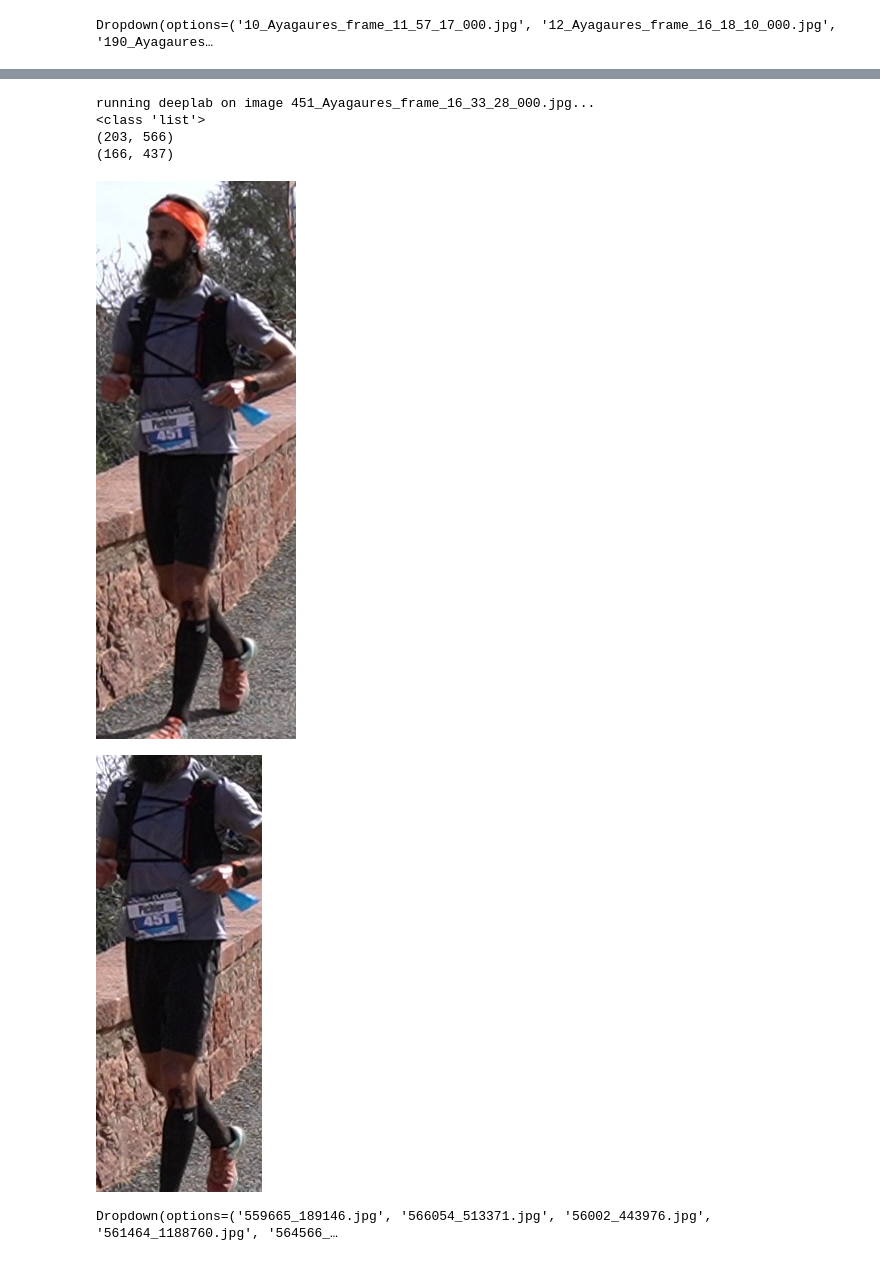
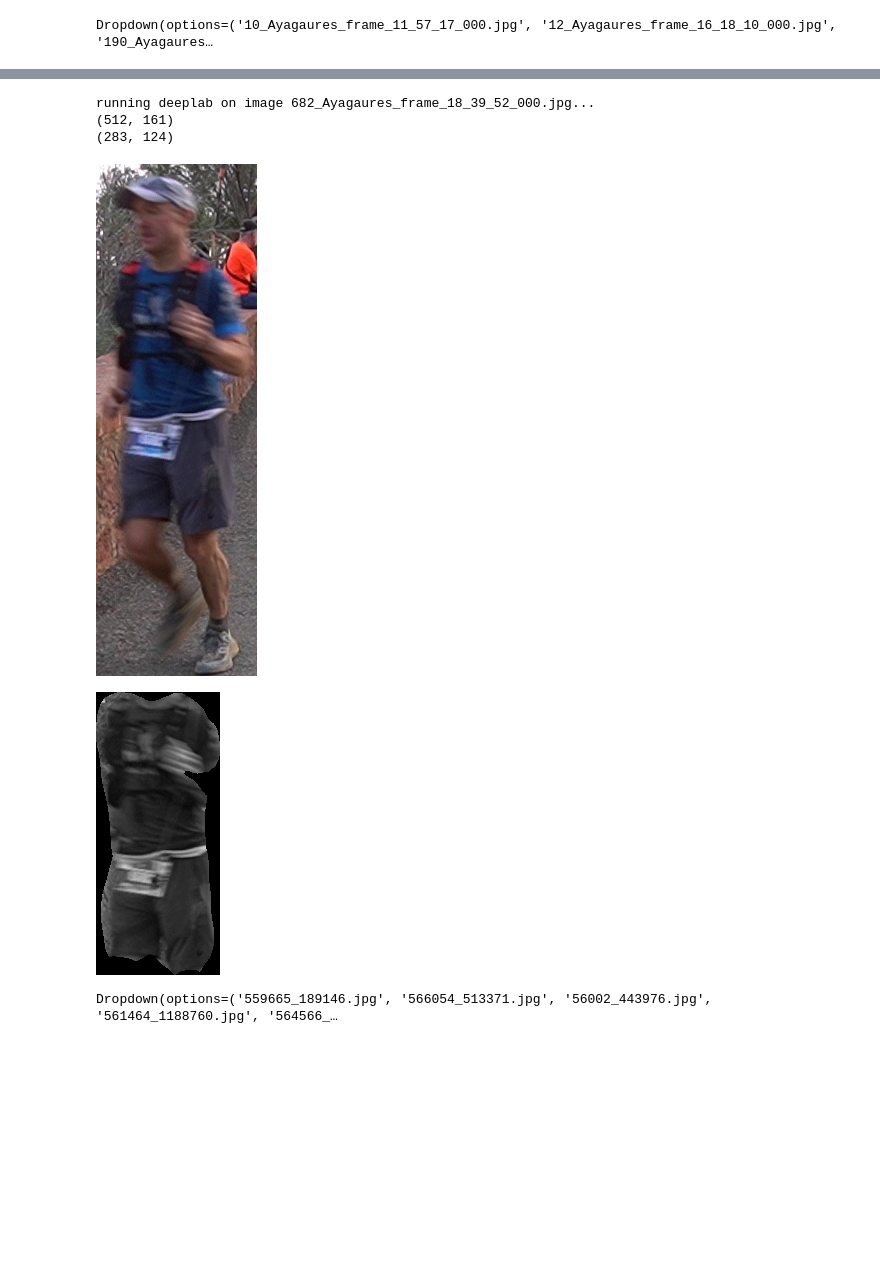
Before and after one commit to darkhorrow/semantic-segmentation-tgc, a Jupyter notebook: deeplabv3/UseDeeplabCustomModel.ipynb, the cells around one changed output, grey strips where cells are left out. Saved outputs shown, nothing was run; the diff lists cells and outputs as text; code cells hidden in the pictures; blank space fills up the shorter version.

Commit message:
Cropping done with the new contour system. Missing color in the result

```diff
--- a/deeplabv3/UseDeeplabCustomModel.ipynb
+++ b/deeplabv3/UseDeeplabCustomModel.ipynb
@@ -213,3 +193,29 @@ def crop_roi(im, seg_map):
+# %%
+def crop_roi(im, seg_map):
+  img = cv2.imread(im, 0)
+
+  seg_image = label_to_color_image(seg_map).astype(np.uint8)
+
+  _, _, contours = get_contours_with_colors(seg_image, [body_color, pants_color])
+  i_body, i_pants = biggest_contours(contours[0], contours[1])
+
+  xb, yb, wb, hb = cv2.boundingRect(contours[0][i_body])
+  xp, yp, wp, hp = cv2.boundingRect(contours[1][i_pants])
+
+  mask = np.zeros_like(img)
+
+  cv2.drawContours(mask, contours[0], i_body, 255, -1)
+  cv2.drawContours(mask, contours[1], i_pants, 255, -1)
+
+  out = np.zeros_like(img)
+  out[mask == 255] = img[mask == 255]
+
+  (y, x) = np.where(mask == 255)
+  (topy, topx) = (np.min(y), np.min(x))
+  (bottomy, bottomx) = (np.max(y), np.max(x))
+  out = out[topy:bottomy+1, topx:bottomx+1]
+
+  return out
 # %%
 def get_contours_with_colors(seg_map, colors):
   seg_map_body = np.copy(seg_map)
@@ -265,29 +271,28 @@ running deeplab on image 451_Ayagaures_frame_16_33_28_000.jpg...
 # %%
 def run_crop_siani(file):
   """Inferences DeepLab model and visualizes result."""
   path = '/content/drive/MyDrive/TFM/TGC_places/TGC_places/Ayagaures/'
   try:
     original_im = Image.open(os.path.join(path, file))
   except IOError:
     print('Cannot retrieve image. Please check file: ' + os.path.join(path, file))
     return
 
   print('running deeplab on image %s...' % file)
   resized_im, seg_map = MODEL.run(original_im)
 
-  return resized_im, crop_roi(resized_im, seg_map)
+  return resized_im, crop_roi(os.path.join(path, file), seg_map)
 
 img, crop = run_crop_siani(image_picker_siani.value)
-print(img.size)
-print(crop.size)
-display(img, crop)
+print(f'({img.size[1]}, {img.size[0]})')
+print(crop.shape)
+display(img, Image.fromarray(crop))
 # %% [output]
-running deeplab on image 451_Ayagaures_frame_16_33_28_000.jpg...
-<class 'list'>
-(203, 566)
-(166, 437)
+running deeplab on image 682_Ayagaures_frame_18_39_52_000.jpg...
+(512, 161)
+(283, 124)
-[figure, old version]
+[figure, new version]
-[figure, old version]
+[figure, new version]
 # %%
 image_list = os.listdir('/content/drive/MyDrive/TFM/lip_trainval_images/TrainVal_images/val_images/')
 image_picker = widgets.Dropdown(options=image_list, value=image_list[0], disabled=False)
```
Also changed, not shown: parts of 3 cells of this notebook.
